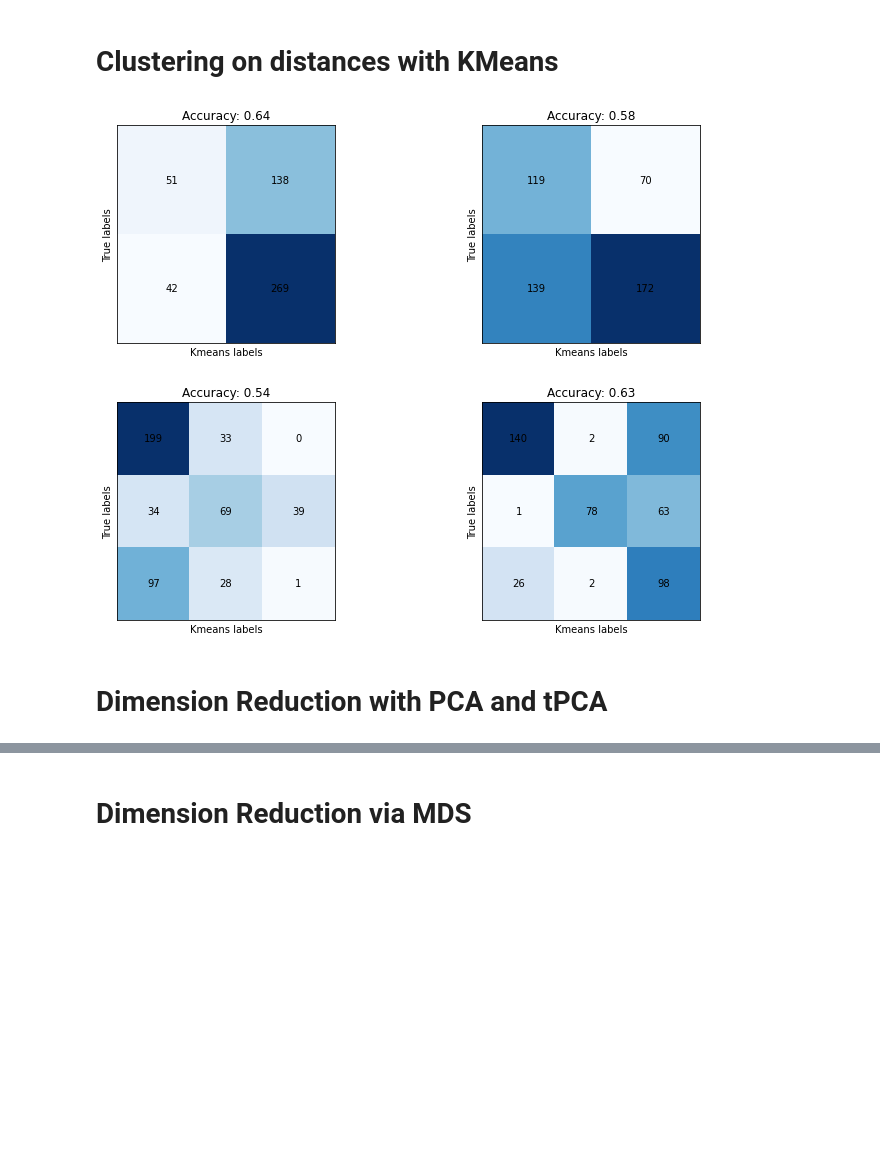
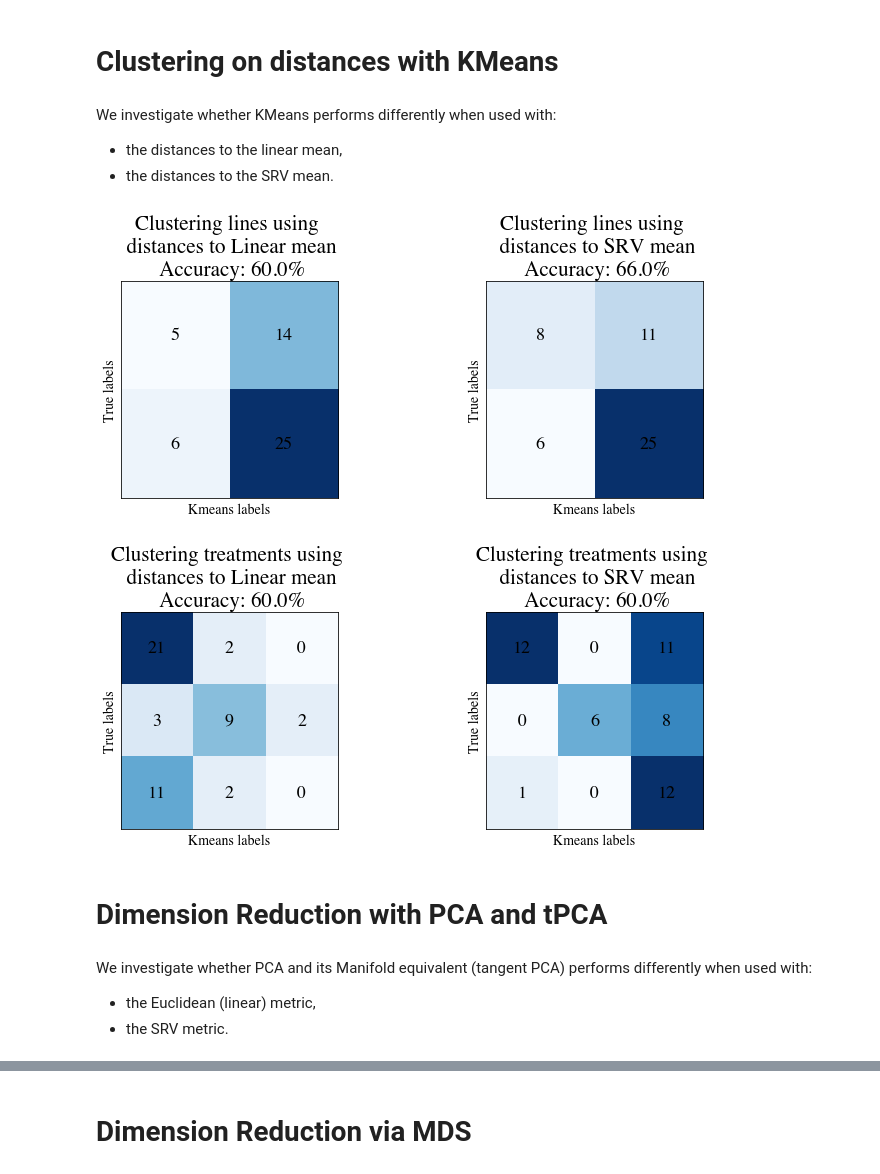
Before and after one commit to geometric-intelligence/dyn, a Jupyter notebook: cells/notebooks/explore_experimental_datasets.ipynb, the cells around one changed output, grey strips where cells are left out. Cells and saved outputs as stored; diff of their text form; code cells hidden in the pictures; blank space fills up the shorter version.

```diff
--- a/cells/notebooks/explore_experimental_datasets.ipynb
+++ b/cells/notebooks/explore_experimental_datasets.ipynb
@@ -178,5 +243,9 @@ for i, dist_name in enumerate(["dists", "dists_shape"]):
 # %% [markdown]
 # Clustering on distances with KMeans
+# %% [markdown]
+We investigate whether KMeans performs differently when used with:
+- the distances to the linear mean,
+- the distances to the SRV mean.
 # %%
 def reorder_confusion_matrix(cmat):
     def _make_cost_m(cm):
@@ -187,54 +256,43 @@ def reorder_confusion_matrix(cmat):
     js = sorted(indexes, key=lambda x: x[0])[1]
     cm2 = cmat[:, js]
     return cm2
+# %%
+def confusion_kmean(labels, labels_name, labels_dict):
+    fig, axs = plt.subplots(1, 2, figsize=(12, 4))
+
+    for i, dist_name in enumerate(["Linear", "SRV"]):
+        dists_arr = gs.expand_dims(gs.array(dists_summary[dist_name]), axis=1)
+        kmeans = KMeans(n_clusters=len(labels_dict), random_state=0).fit(dists_arr)
+        true_labels = [labels_dict[lab] for lab in labels]
+        cm = confusion_matrix(true_labels, kmeans.labels_)
+        cm = reorder_confusion_matrix(cm)
+
+        axs[i].imshow(cm, interpolation="none", cmap="Blues")
+        for (ii, jj), z in np.ndenumerate(cm):
+            axs[i].text(jj, ii, z, ha="center", va="center")
+
+        axs[i].axes.xaxis.set_ticks([])
+        axs[i].axes.yaxis.set_ticks([])
+        axs[i].set_xlabel("Kmeans labels")
+        axs[i].set_ylabel("True labels")
+
+        acc = 100 * (np.trace(cm) / np.sum(cm))
+        axs[i].set_title(
+            f"Clustering {labels_name} using \n  distances to {dist_name} mean \n Accuracy: {acc}%")
 # %%
-fig, axs = plt.subplots(1, 2, figsize=(12, 4))
-
-for i, dist_name in enumerate(["dists", "dists_shape"]):
-    dists_arr = gs.expand_dims(gs.array(summary[dist_name]), axis=1)
-    kmeans = KMeans(n_clusters=len(labels_a_dict), random_state=0).fit(dists_arr)
-    true_labels = [labels_a_dict[lab] for lab in labels_a]
-    cm = confusion_matrix(true_labels, kmeans.labels_)
-    cm = reorder_confusion_matrix(cm)
-
-    axs[i].imshow(cm, interpolation="none", cmap="Blues")
-    for (ii, jj), z in np.ndenumerate(cm):
-        axs[i].text(jj, ii, z, ha="center", va="center")
-
-    axs[i].axes.xaxis.set_ticks([])
-    axs[i].axes.yaxis.set_ticks([])
-    axs[i].set_xlabel("Kmeans labels")
-    axs[i].set_ylabel("True labels")
-
-    acc = np.trace(cm) / np.sum(cm)
-    axs[i].set_title(f"Accuracy: {acc:.2f}")
+confusion_kmean(labels_a, labels_a_name, labels_a_dict)
 # %% [output]
-[figure, old version]
+[figure, new version]
 # %%
-fig, axs = plt.subplots(1, 2, figsize=(12, 4))
-
-for i, dist_name in enumerate(["dists", "dists_shape"]):
-    dists_arr = gs.expand_dims(gs.array(summary[dist_name]), axis=1)
-    kmeans = KMeans(n_clusters=len(labels_b_dict), random_state=0).fit(dists_arr)
-    true_labels = [labels_b_dict[lab] for lab in labels_b]
-    cm = confusion_matrix(true_labels, kmeans.labels_)
-    cm = reorder_confusion_matrix(cm)
-
-    axs[i].imshow(cm, interpolation="none", cmap="Blues")
-    for (ii, jj), z in np.ndenumerate(cm):
-        axs[i].text(jj, ii, z, ha="center", va="center")
-
-    axs[i].axes.xaxis.set_ticks([])
-    axs[i].axes.yaxis.set_ticks([])
-    axs[i].set_xlabel("Kmeans labels")
-    axs[i].set_ylabel("True labels")
-
-    acc = np.trace(cm) / np.sum(cm)
-    axs[i].set_title(f"Accuracy: {acc:.2f}")
+confusion_kmean(labels_b, labels_b_name, labels_b_dict)
 # %% [output]
-[figure, old version]
+[figure, new version]
 # %% [markdown]
 # Dimension Reduction with PCA and tPCA
+# %% [markdown]
+We investigate whether PCA and its Manifold equivalent (tangent PCA) performs differently when used with:
+- the Euclidean (linear) metric,
+- the SRV metric.
 # %%
 cells_flat = gs.reshape(cells, (len(cells), -1))
 # %%
```
Also changed, not shown: parts of 42 cells of this notebook, 2 other files.
